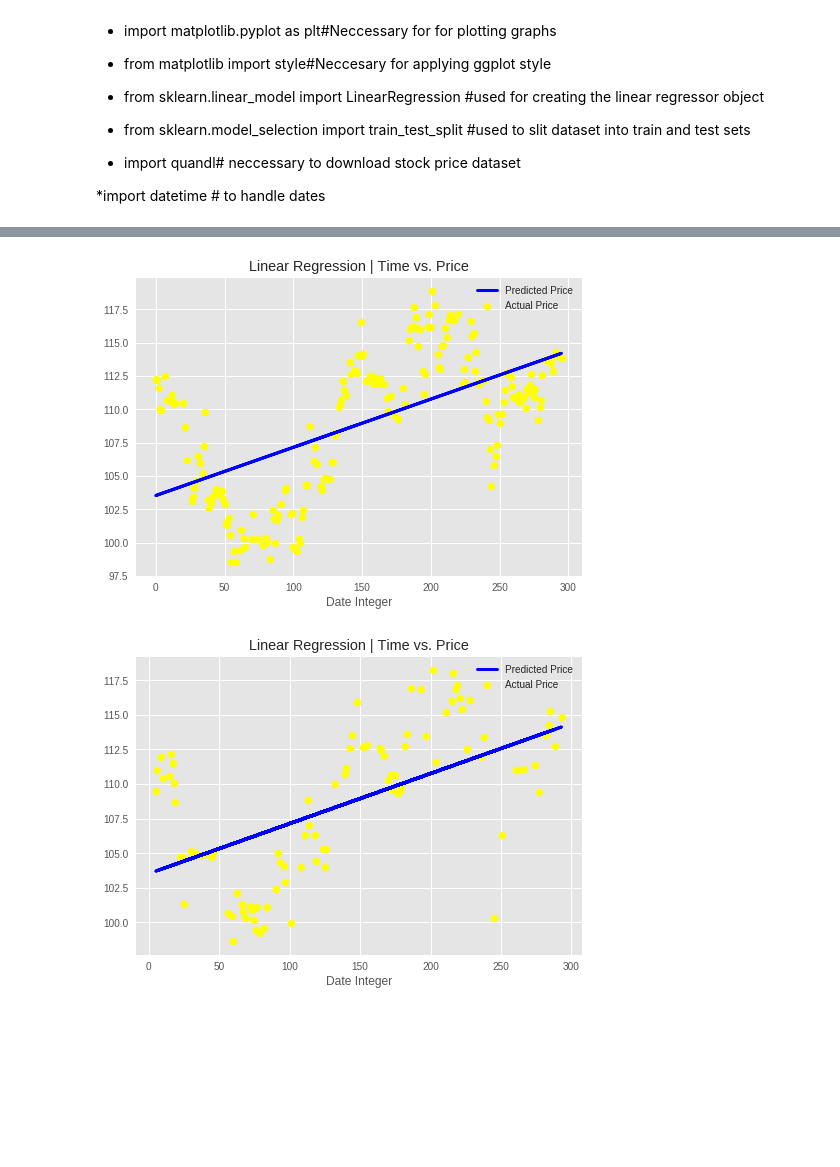
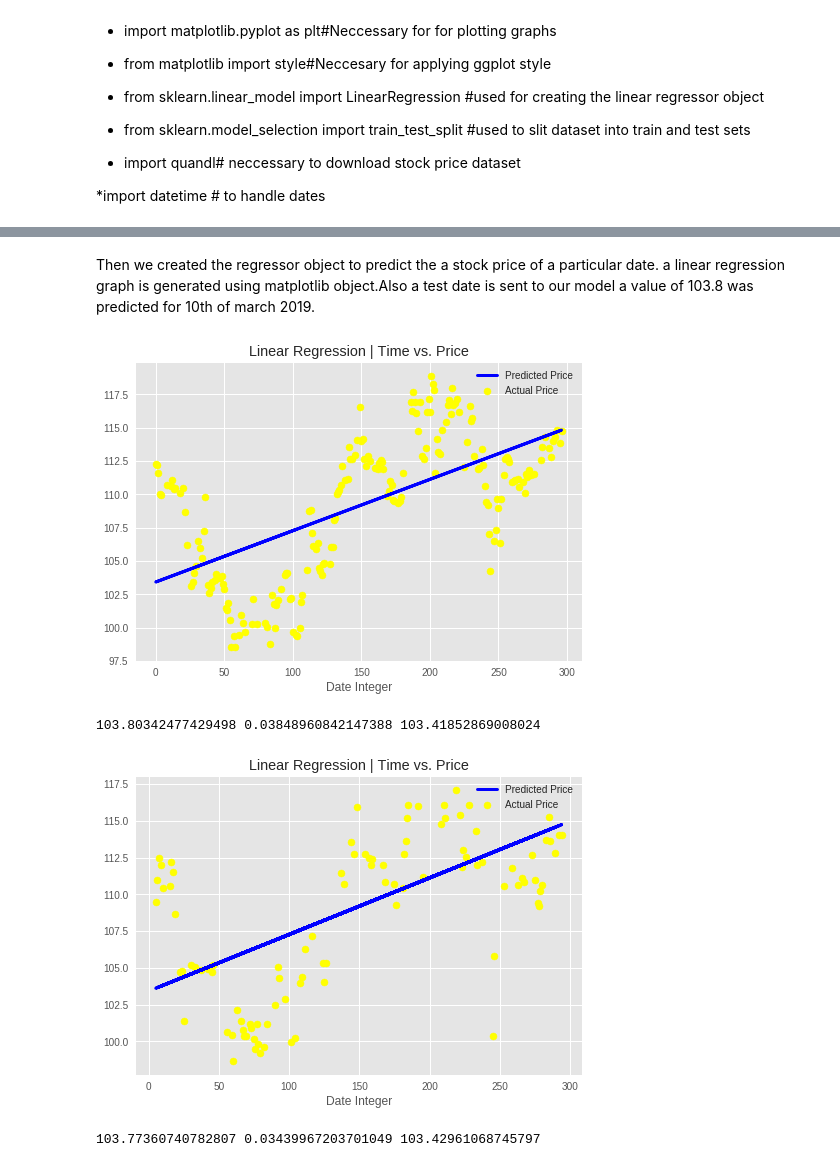
Before and after one commit to Ayanlola2002/Datalit, a Jupyter notebook: DataLit_regressor_Assignment.ipynb, the cells around one changed output, grey strips where cells are left out. Saved outputs shown, nothing was run; the diff lists cells and outputs as text; code cells hidden in the pictures; blank space fills up the shorter version.

```diff
--- a/DataLit_regressor_Assignment.ipynb
+++ b/DataLit_regressor_Assignment.ipynb
@@ -108,23 +140,37 @@ print(predicted_price[0][0],regressor.coef_[0][0] ,regressor.intercept_[0])
+# %% [markdown]
+Then we created the regressor object to predict the a stock price of a particular date.
+a linear regression graph is generated using matplotlib object.Also a test date is sent to our model a value of 103.8 was predicted for 10th of march 2019.
 # %%
 #Splitting the dataset into the Training set and Test set
 xtrain, xtest, ytrain, ytest = train_test_split(dates, prices, test_size=0.33, random_state=42)
 regressor.fit(xtrain, ytrain)
 
 #Train Set Graph
 plt.scatter(xtrain, ytrain, color='yellow', label= 'Actual Price') #plotting the initial datapoints
 plt.plot(xtrain, regressor.predict(xtrain), color='blue', linewidth=3, label = 'Predicted Price') #plotting the line made by linear regression
 plt.title('Linear Regression | Time vs. Price')
 plt.legend()
 plt.xlabel('Date Integer')
 plt.show()
 
+date = [[10]]
+predicted_train_price =regressor.predict(date)
+print(predicted_train_price[0][0],regressor.coef_[0][0] ,regressor.intercept_[0])
+
 #Test Set Graph
 plt.scatter(xtest, ytest, color='yellow', label= 'Actual Price') #plotting the initial datapoints
 plt.plot(xtest, regressor.predict(xtest), color='blue', linewidth=3, label = 'Predicted Price') #plotting the line made by linear regression
 plt.title('Linear Regression | Time vs. Price')
 plt.legend()
 plt.xlabel('Date Integer')
 plt.show()
+
+regressor.fit(xtest, ytest)
+date = [[10]]
+predicted_test_price =regressor.predict(date)
+print(predicted_test_price[0][0],regressor.coef_[0][0] ,regressor.intercept_[0])
 # %% [output]
-[figure, old version]
+[figure, new version]
+103.80342477429498 0.03848960842147388 103.41852869008024
-[figure, old version]
+[figure, new version]
+103.77360740782807 0.03439967203701049 103.42961068745797
```
Also changed, not shown: parts of 6 cells of this notebook.
